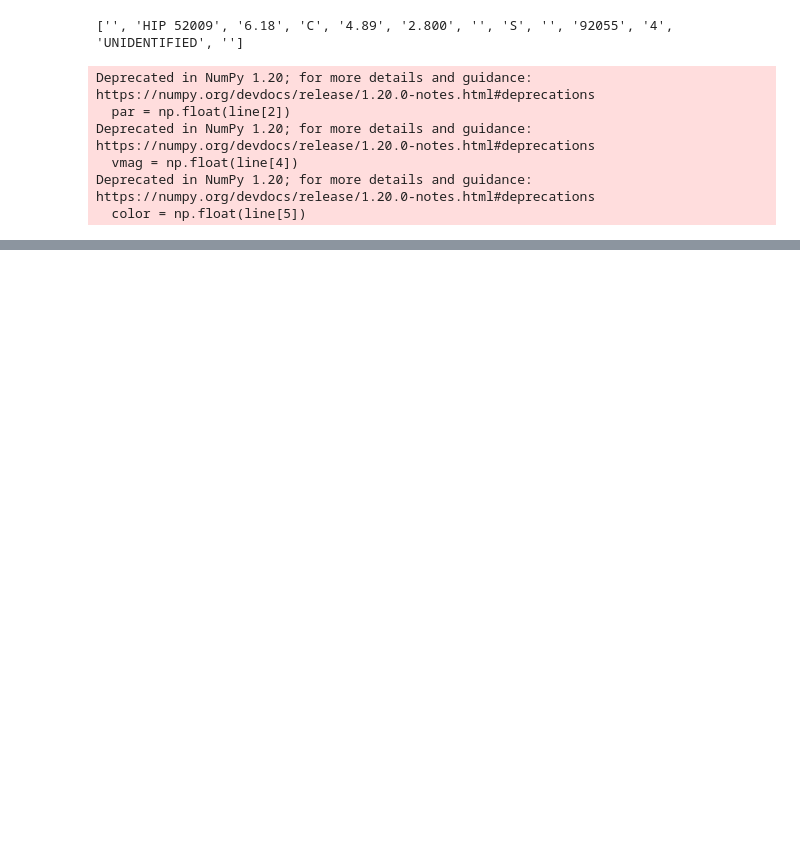
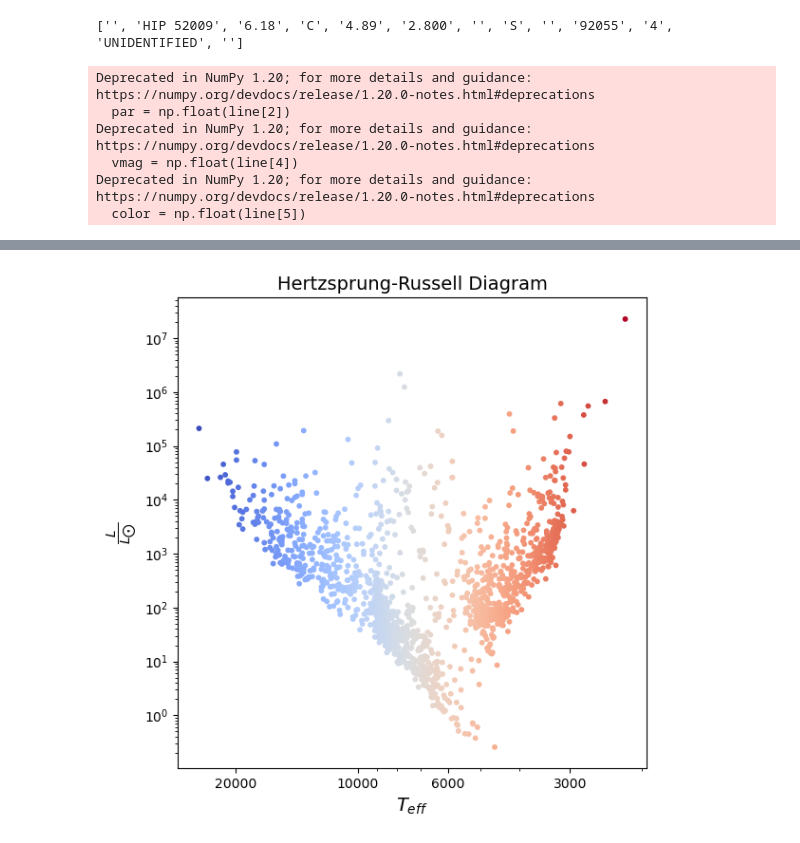
Before and after one commit to qingru-hu/Stars-and-Planets, a Jupyter notebook: ps1/code/color_mag_diag.ipynb, the cells around one changed output, grey strips where cells are left out. Cells and saved outputs as stored; diff of their text form; code cells hidden in the pictures; blank space fills up the shorter version.

```diff
--- a/ps1/code/color_mag_diag.ipynb
+++ b/ps1/code/color_mag_diag.ipynb
@@ -109,0 +160,40 @@ logT
+# %%
+xs = logTs-4
+BCs = -8.449*xs**4 + 13.421*xs**3 - 8.131*xs**2 - 3.901*xs - 0.438
+Mbols = Mags + BCs
+logLs = (4.75 - Mbols) / 2.5 # in L⊙
+# Mbol = 4.75 − 2.5 log (L/L⊙)
+# %%
+from matplotlib.ticker import ScalarFormatter
+from matplotlib.colors import LogNorm
+fig, ax = plt.subplots(figsize=(6, 6))
+
+# fig, axes = plt.subplots(figsize=(10, 10))
+# fig.subplots_adjust(hspace=0.2, wspace=0.2)
+im = ax.scatter(10**logTs, 10**logLs, c=10**logTs, cmap='coolwarm_r', s=10, norm=LogNorm())
+# cbar = fig.colorbar(im, ax=ax, orientation='horizontal', ticks=[3e3, 6e3, 1e4, 2e4])
+
+# ax.scatter(10**logTs, Ls, c=10**logTs, cmap='coolwarm', s=10)
+# ax.scatter(colors[[np.argmax(pars)]], Mags[[np.argmax(pars)]], color='b', s=15)
+# ax.scatter(colors[[np.argmax(vmags)]], Mags[[np.argmax(vmags)]], color='r', s=15)
+
+ax.set_xscale('log')
+ax.set_yscale('log')
+
+ax.set_xticks([3e3, 6e3, 1e4, 2e4])
+ax.get_xaxis().set_major_formatter(ScalarFormatter())
+
+ax.invert_xaxis()
+# ax.set_ylim(0, 0.1)
+# ax.invert_yaxis()
+ax.set_title('Hertzsprung-Russell Diagram', fontdict=fontdict)
+# ax.set_ylabel('V-magnitude', fontdict=fontdict)
+# ax.set_ylabel(r'$\log_{10} \ \frac{L}{L_{\bigodot}}$', fontdict=fontdict)
+ax.set_ylabel(r'$\frac{L}{L_{\bigodot}}$', fontdict=fontdict)
+# ax.set_xlabel(r'$\log_{10}T_{eff}$', fontdict=fontdict)
+ax.set_xlabel(r'$T_{eff}$', fontdict=fontdict)
+plt.tight_layout()
+plt.savefig('HR_diag.png', dpi=200)
+plt.show()
+# %% [output]
+[figure, added]
```
Also changed, not shown: parts of 9 cells of this notebook, 16 other files.
